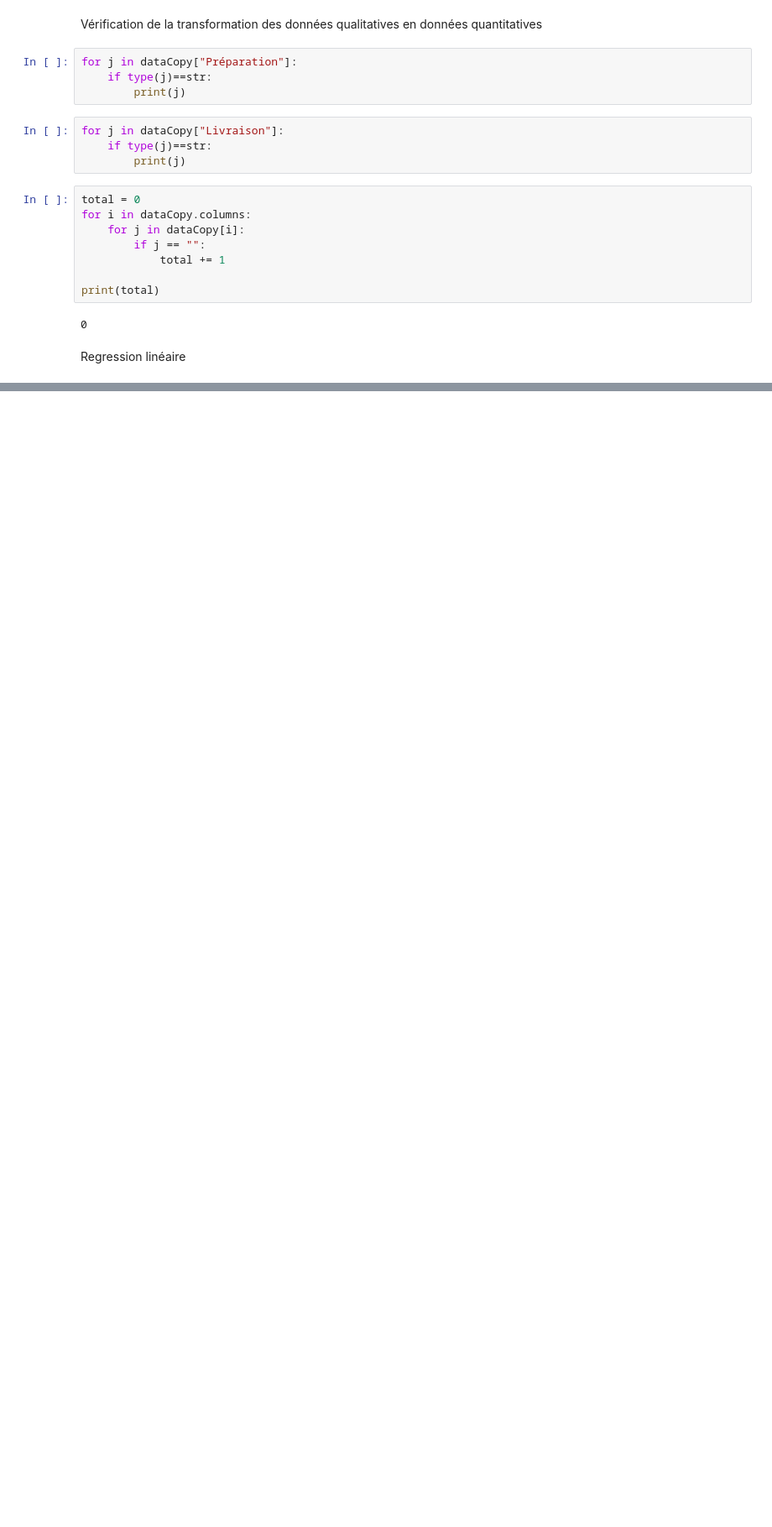
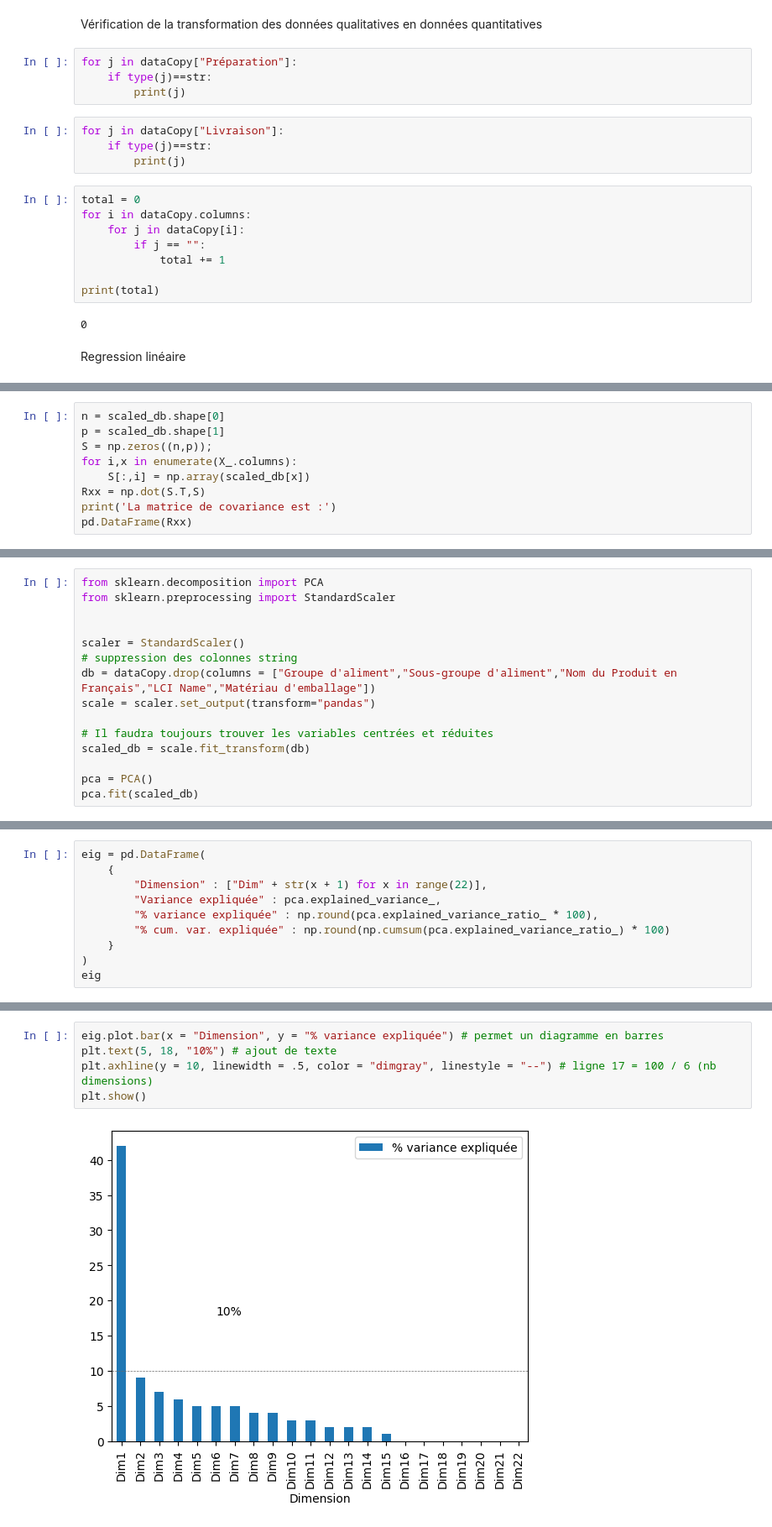
Before and after one commit to antoinebnm/PTS-Data, a Jupyter notebook: goodDatas.ipynb, the cells around one changed output, grey strips where cells are left out. Shown: that part at 84% size. Drawn from its saved outputs; the diff is of its cells as text; blank space fills up the shorter version.

```diff
--- a/goodDatas.ipynb
+++ b/goodDatas.ipynb
@@ -314,0 +253,9 @@ ValueError: at least one array or dtype is required
+# %%
+n = scaled_db.shape[0]
+p = scaled_db.shape[1]
+S = np.zeros((n,p));
+for i,x in enumerate(X_.columns):
+    S[:,i] = np.array(scaled_db[x])
+Rxx = np.dot(S.T,S)
+print('La matrice de covariance est :')
+pd.DataFrame(Rxx)
@@ -314,0 +281,15 @@ ValueError: at least one array or dtype is required
+# %%
+from sklearn.decomposition import PCA
+from sklearn.preprocessing import StandardScaler
+
+
+scaler = StandardScaler()
+# suppression des colonnes string
+db = dataCopy.drop(columns = ["Groupe d'aliment","Sous-groupe d'aliment","Nom du Produit en Français","LCI Name","Matériau d'emballage"])
+scale = scaler.set_output(transform="pandas")
+
+# Il faudra toujours trouver les variables centrées et réduites
+scaled_db = scale.fit_transform(db)
+
+pca = PCA()
+pca.fit(scaled_db)
@@ -314,0 +298,10 @@ ValueError: at least one array or dtype is required
+# %%
+eig = pd.DataFrame(
+    {
+        "Dimension" : ["Dim" + str(x + 1) for x in range(22)],
+        "Variance expliquée" : pca.explained_variance_,
+        "% variance expliquée" : np.round(pca.explained_variance_ratio_ * 100),
+        "% cum. var. expliquée" : np.round(np.cumsum(pca.explained_variance_ratio_) * 100)
+    }
+)
+eig
@@ -314,0 +326,7 @@ ValueError: at least one array or dtype is required
+# %%
+eig.plot.bar(x = "Dimension", y = "% variance expliquée") # permet un diagramme en barres
+plt.text(5, 18, "10%") # ajout de texte
+plt.axhline(y = 10, linewidth = .5, color = "dimgray", linestyle = "--") # ligne 17 = 100 / 6 (nb dimensions)
+plt.show()
+# %% [output]
+[figure, added]
```
Also changed, not shown: parts of 23 cells of this notebook.
